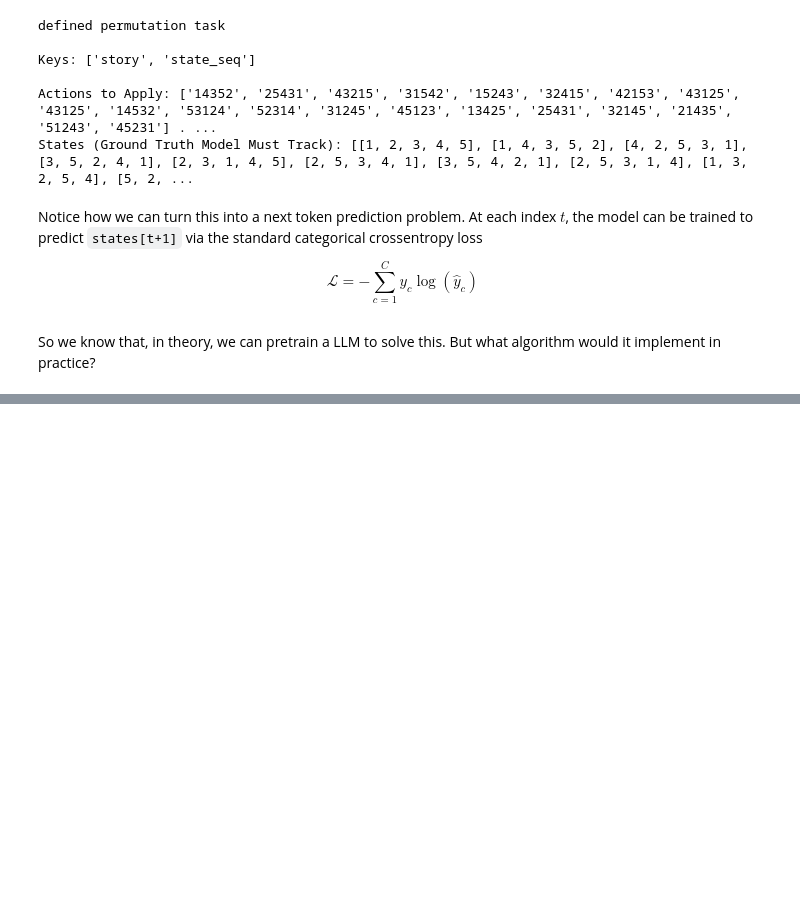
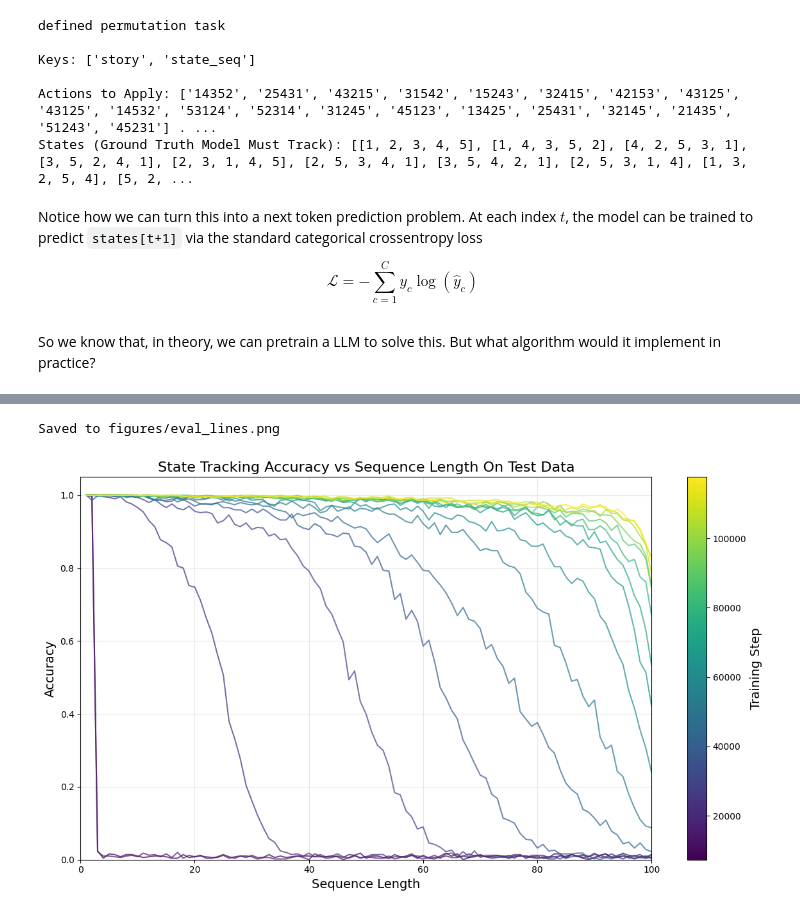
Before and after one commit to Jared-Junkin/705.771-pretraining-case-studies, a Jupyter notebook: grad_norms.ipynb, the cells around one changed output, grey strips where cells are left out. Cells and saved outputs as stored; diff of their text form; code cells hidden in the pictures; blank space fills up the shorter version.

Commit message:
added state tracking lecture

```diff
--- a/grad_norms.ipynb
+++ b/grad_norms.ipynb
@@ -160,0 +322,31 @@ So we know that, in theory, we can pretrain a LLM to solve this. But what algori
+# %%
+# Plot superimposed line charts colored by checkpoint step
+fig, ax = plt.subplots(figsize=(12, 7))
+
+cmap = plt.cm.viridis
+norm = plt.Normalize(vmin=min(steps), vmax=max(steps))
+
+for i, step in enumerate(steps):
+    color = cmap(norm(step))
+    accs = [results[step].get(sl, 0.0) for sl in seqlens]
+    ax.plot(seqlens, accs, color=color, alpha=0.7, linewidth=1.5, label=f"step {step}")
+
+sm = plt.cm.ScalarMappable(cmap=cmap, norm=norm)
+sm.set_array([])
+cbar = plt.colorbar(sm, ax=ax)
+cbar.set_label("Training Step", fontsize=14)
+
+ax.set_xlabel("Sequence Length", fontsize=14)
+ax.set_ylabel("Accuracy", fontsize=14)
+ax.set_title("State Tracking Accuracy vs Sequence Length On Test Data", fontsize=16)
+ax.set_ylim(0, 1.05)
+ax.set_xlim(0, max(seqlens))
+ax.grid(True, alpha=0.3)
+
+plt.tight_layout()
+plt.savefig("figures/eval_lines.png", dpi=300, bbox_inches="tight")
+print("Saved to figures/eval_lines.png")
+plt.show()
+# %% [output]
+Saved to figures/eval_lines.png
+[figure, added]
```
Also changed, not shown: parts of 41 cells of this notebook.
